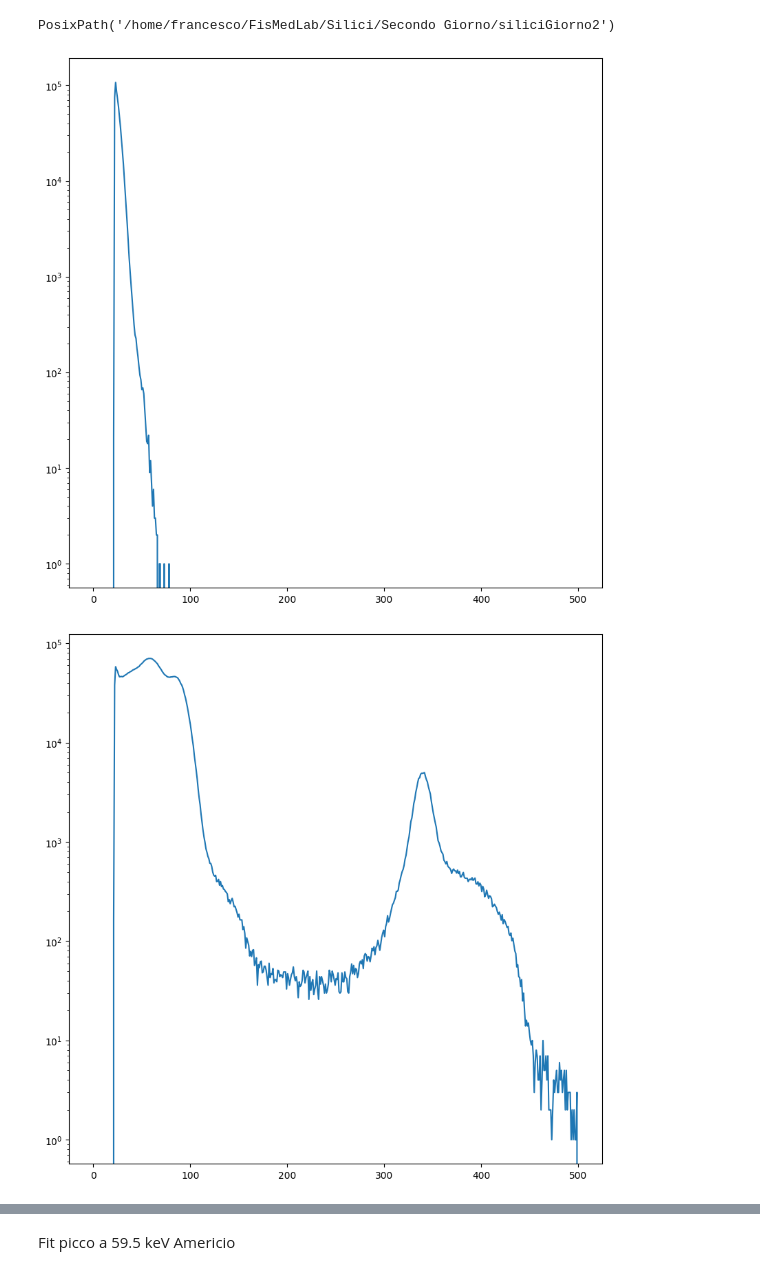
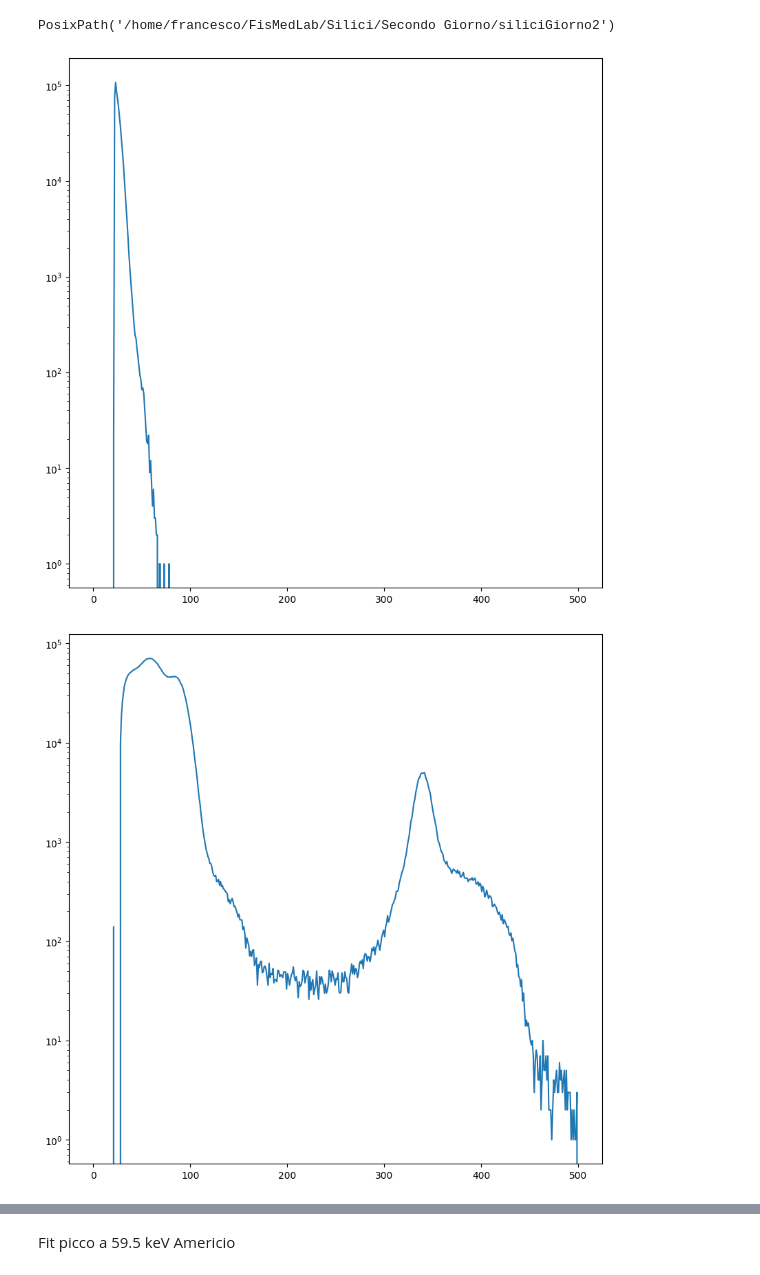
Before and after one commit to francescouni0/FisMedLab, a Jupyter notebook: Silici/Secondo Giorno/siliciGiorno2/fluorescenze.ipynb, the cells around one changed output, grey strips where cells are left out. Drawn from its saved outputs; the diff is of its cells as text; code cells hidden in the pictures.

```diff
--- a/Silici/Secondo Giorno/siliciGiorno2/fluorescenze.ipynb
+++ b/Silici/Secondo Giorno/siliciGiorno2/fluorescenze.ipynb
@@ -25,41 +25,42 @@ plt.plot(x,noise[0:500])
 plt.show()
 plt.yscale('log')
 
-plt.plot(x,Pb[0:500])
+plt.plot(x,Pb[0:500]-noise[0:500])
 plt.show()
 plt.yscale('log')
 
-plt.plot(x,Mo[0:500]-noise[0:500])
+Mo[0:500]=Mo[0:500]-noise[0:500]
+plt.plot(x,Mo[0:500])
 plt.show()
 plt.yscale('log')
 
 plt.plot(x,Gd1[0:500]-noise[0:500])
 plt.show()
 plt.yscale('log')
 
 plt.plot(x,Gd2[0:500]-noise[0:500])
 plt.show()
 plt.yscale('log')
 
 plt.plot(x,Sn[0:500]-noise[0:500])
 plt.show()
 plt.yscale('log')
 
 plt.plot(x,Zr[0:500]-noise[0:500])
 plt.show()
 plt.yscale('log')
 
 plt.plot(x,Am[0:500]-noise[0:500])
 plt.show()
 
 E=[]
 dE=[]
 s=[]
 ds=[]
 resolution=[]
 # %% [output]
 [figure]
-[figure, old version]
+[figure, new version]
 [figure]
 [figure]
 [figure]
```
Also changed, not shown: parts of 15 cells of this notebook, 14 other files.
